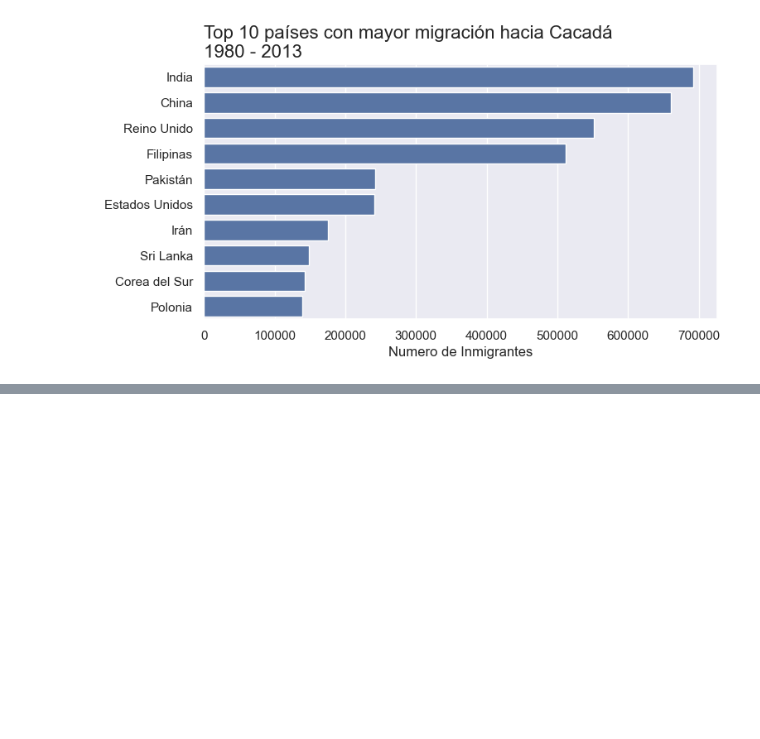
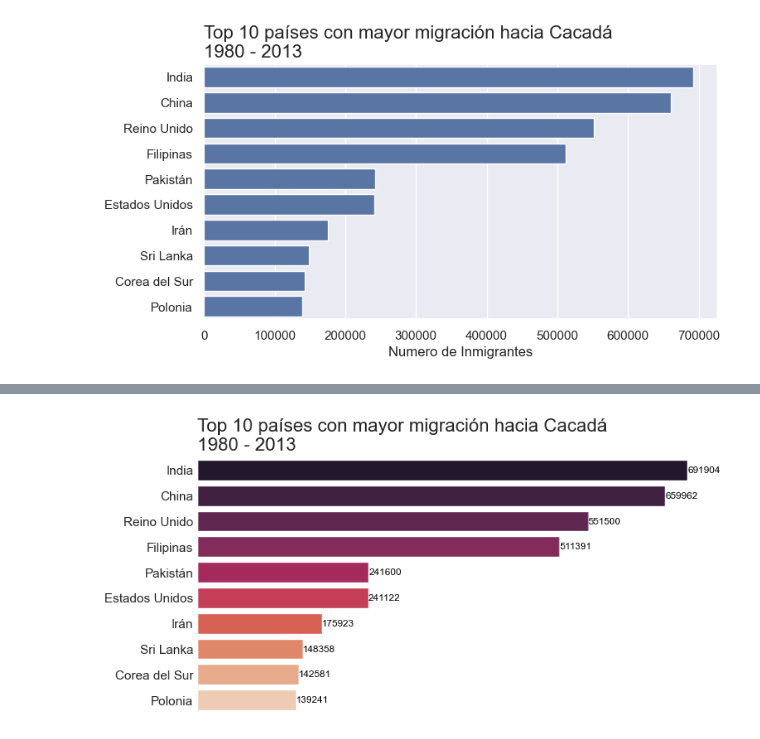
Before and after one commit to OctavioPinoRosas/CursoAlura_DataScience, a Jupyter notebook: Visualizacion_De_Datos/Visualizacion_de_datos_con_python.ipynb, the cells around one changed output, grey strips where cells are left out. Cells and saved outputs as stored; diff of their text form; code cells hidden in the pictures; blank space fills up the shorter version.

```diff
--- a/Visualizacion_De_Datos/Visualizacion_de_datos_con_python.ipynb
+++ b/Visualizacion_De_Datos/Visualizacion_de_datos_con_python.ipynb
@@ -381,0 +400,4 @@ plt.show()
+# %%
+generar_grafico('rocket')
+# %% [output]
+[figure, added]
```
Also changed, not shown: parts of 6 cells of this notebook.
